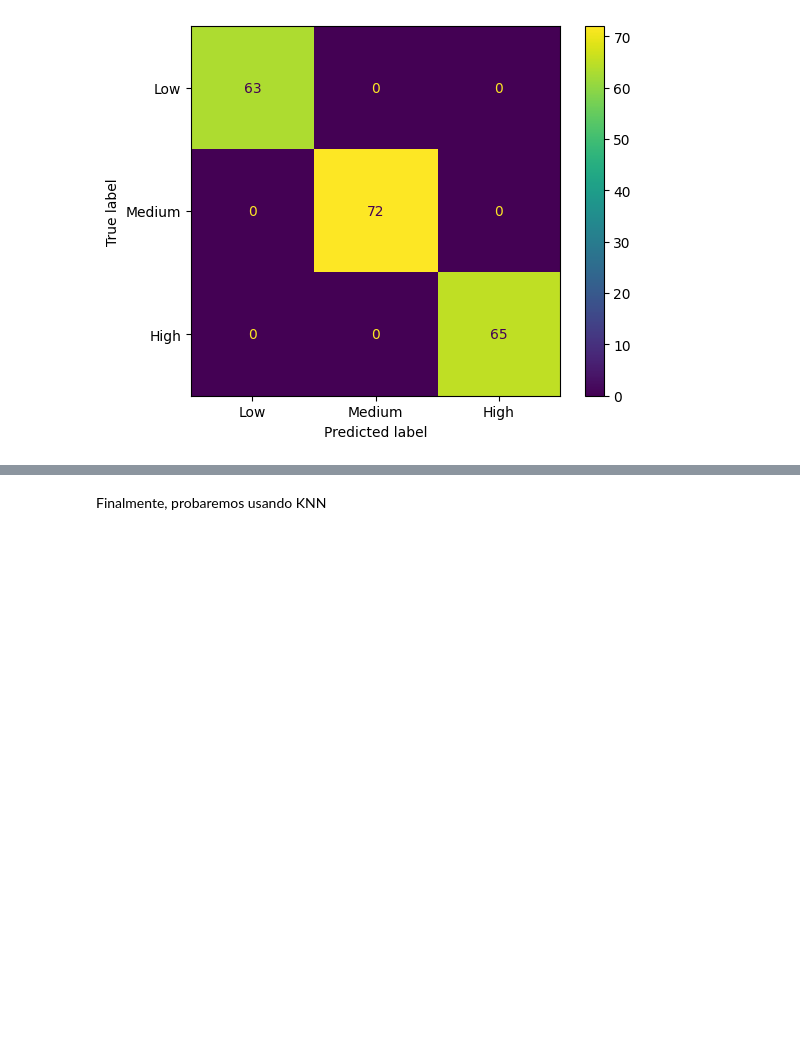
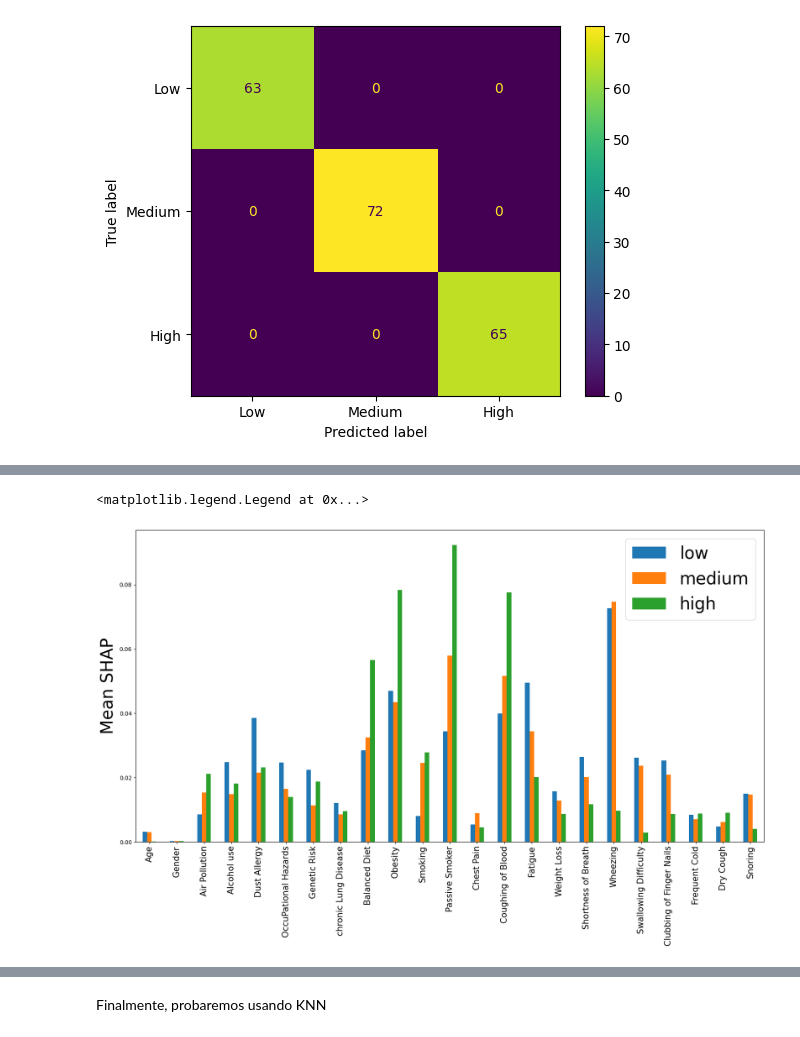
Before and after one commit to fhenaog/Prediccion_Cancer_de_Pulmon, a Jupyter notebook: proyecto.ipynb, the cells around one changed output, grey strips where cells are left out. Cells and saved outputs as stored; diff of their text form; code cells hidden in the pictures; blank space fills up the shorter version.

```diff
--- a/proyecto.ipynb
+++ b/proyecto.ipynb
@@ -228,0 +267,18 @@ weighted avg       1.00      1.00      1.00       200
+# %%
+# calculate mean SHAP values for each class
+mean_0 = np.mean(np.abs(shap_values_rfc.values[:,:,0]),axis=0)
+mean_1 = np.mean(np.abs(shap_values_rfc.values[:,:,1]),axis=0)
+mean_2 = np.mean(np.abs(shap_values_rfc.values[:,:,2]),axis=0)
+
+df = pd.DataFrame({'low':mean_0,'medium':mean_1,'high':mean_2})
+
+# plot mean SHAP values
+fig,ax = plt.subplots(1,1,figsize=(20,10))
+df.plot.bar(ax=ax)
+
+ax.set_ylabel('Mean SHAP',size = 30)
+ax.set_xticklabels(X.columns,rotation=90,size=15)
+ax.legend(fontsize=30)
+# %% [output]
+<matplotlib.legend.Legend at 0x...>
+[figure, added]
```
Also changed, not shown: parts of 23 cells of this notebook.
